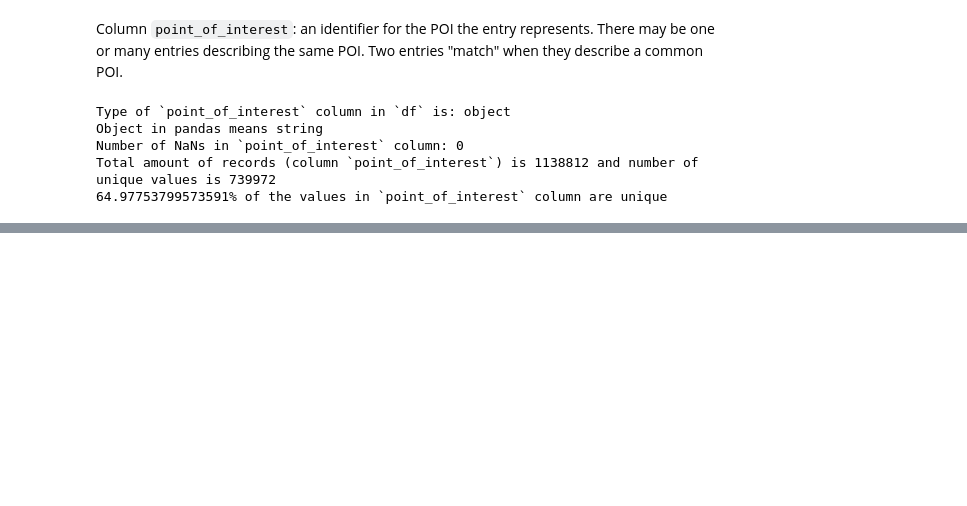
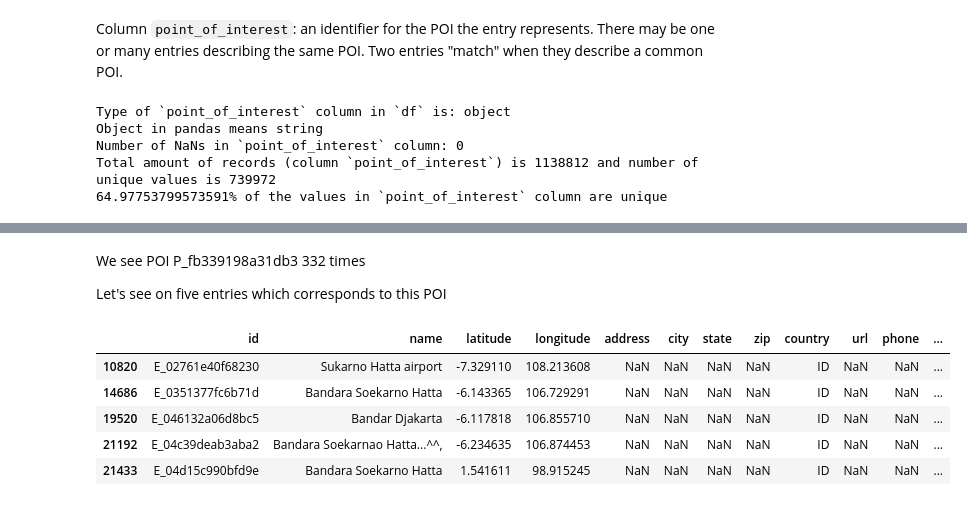
Before and after one commit to ParalogyX/Foursquare_Location_Matching, a Jupyter notebook: first_notebook.ipynb, the cells around one changed output, grey strips where cells are left out. Saved outputs shown, nothing was run; the diff lists cells and outputs as text; code cells hidden in the pictures; blank space fills up the shorter version.

```diff
--- a/first_notebook.ipynb
+++ b/first_notebook.ipynb
@@ -220,0 +251,14 @@ Total amount of records (column `point_of_interest`) is 1138812 and number of un
+# %% [markdown]
+We see POI P_fb339198a31db3 332 times
+
+
+Let's see on five entries which corresponds to this POI
+# %%
+df[df['point_of_interest'] == 'P_fb339198a31db3'].head()
+# %% [output]
+|  | id | name | latitude | longitude | address | city | state | zip | country | url | phone | ... |
+| 10820 | E_02761e40f68230 | Sukarno Hatta airport | -7.329110 | 108.213608 | NaN | NaN | NaN | NaN | ID | NaN | NaN | ... |
+| 14686 | E_0351377fc6b71d | Bandara Soekarno Hatta | -6.143365 | 106.729291 | NaN | NaN | NaN | NaN | ID | NaN | NaN | ... |
+| 19520 | E_046132a06d8bc5 | Bandar Djakarta | -6.117818 | 106.855710 | NaN | NaN | NaN | NaN | ID | NaN | NaN | ... |
+| 21192 | E_04c39deab3aba2 | Bandara Soekarnao Hatta...^^, | -6.234635 | 106.874453 | NaN | NaN | NaN | NaN | ID | NaN | NaN | ... |
+| 21433 | E_04d15c990bfd9e | Bandara Soekarno Hatta | 1.541611 | 98.915245 | NaN | NaN | NaN | NaN | ID | NaN | NaN | ... |
```
Also changed, not shown: parts of 12 cells of this notebook.
